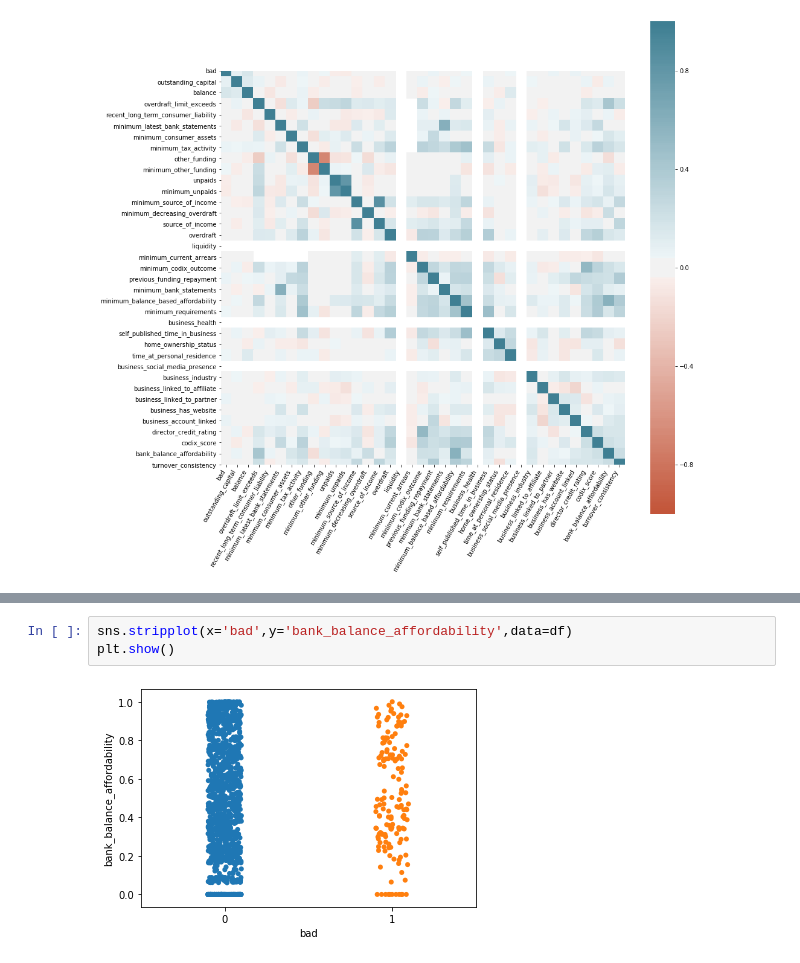
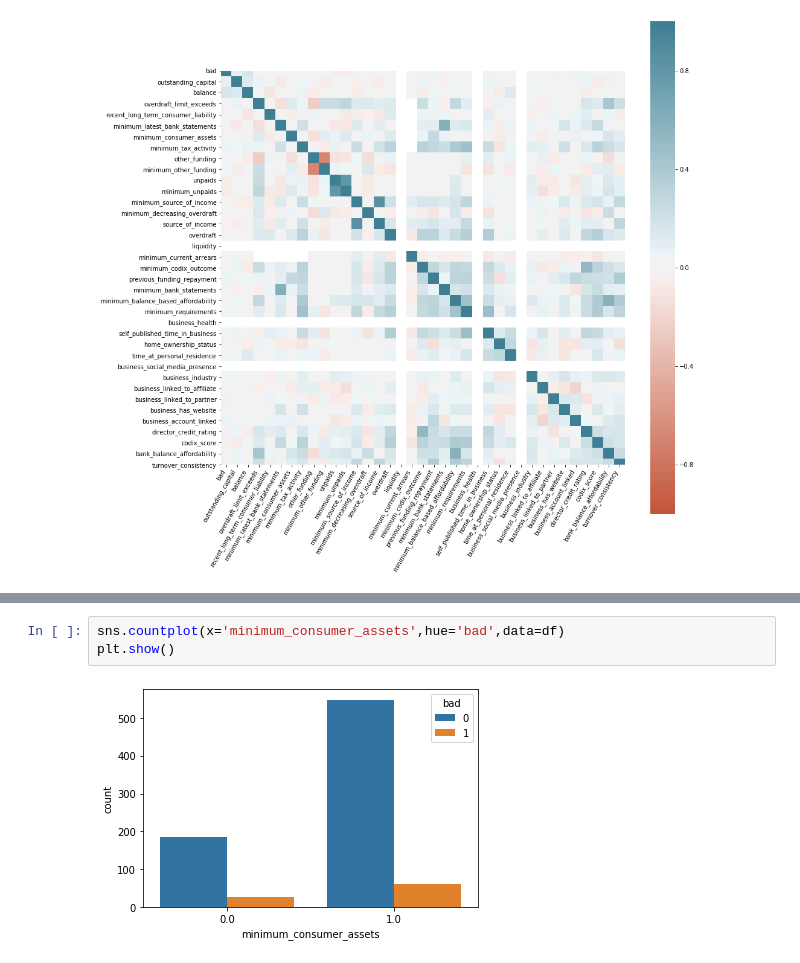
Before and after one commit to vnguye12/vy_capstone1, a Jupyter notebook: Capstone1.ipynb, the cells around one changed output, grey strips where cells are left out. Drawn from its saved outputs; the diff is of its cells as text.

```diff
--- a/Capstone1.ipynb
+++ b/Capstone1.ipynb
@@ -272,6 +400,6 @@ df[['business_health','liquidity','business_social_media_presence']].describe()
 # %%
-sns.stripplot(x='bad',y='bank_balance_affordability',data=df)
+sns.countplot(x='minimum_consumer_assets',hue='bad',data=df)
 plt.show()
 # %% [output]
-[figure, old version]
+[figure, new version]
 # %%
```
Also changed, not shown: parts of 46 cells of this notebook.
